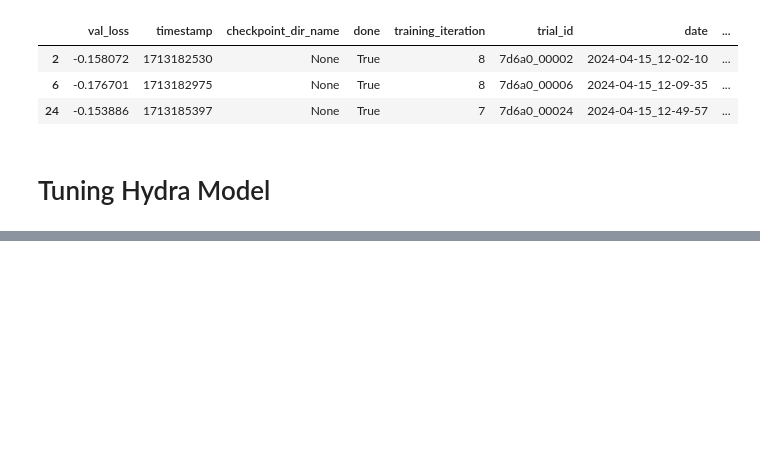
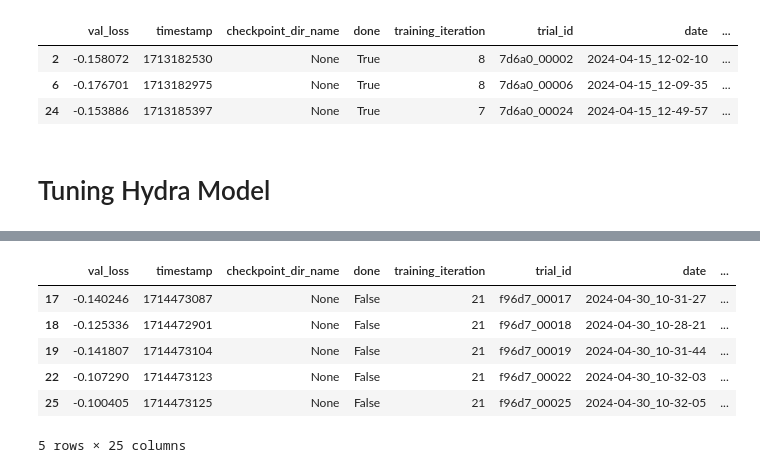
Before and after one commit to KarRups/Hydra_Code, a Jupyter notebook: Tuning/LSTM_Tuning_Run.ipynb, the cells around one changed output, grey strips where cells are left out. Drawn from its saved outputs; the diff is of its cells as text; code cells hidden in the pictures; blank space fills up the shorter version.

```diff
--- a/Tuning/LSTM_Tuning_Run.ipynb
+++ b/Tuning/LSTM_Tuning_Run.ipynb
@@ -765,7 +840,7 @@ def define_models_hydra(body_hindcast_input_size, body_forecast_input_size, body
             {"params": specific_head_parameters, "lr": learning_rate_head},
             {"params": Hydra_Bodys[copy].parameters(), "lr": learning_rate_body},
         ],
-        lr=LR, )
+        lr=LR, weight_decay = 1e-2 )
 
         general_optimizers[copy] = torch.optim.Adam(
         # Extra LR is the global learning rate, not really important
@@ -774,7 +849,7 @@ def define_models_hydra(body_hindcast_input_size, body_forecast_input_size, body
             {"params": Hydra_Bodys[copy].parameters(), "lr": learning_rate_body},
         ],
         lr=LR, )
-        schedulers[copy] = lr_scheduler.CosineAnnealingLR(optimizers[copy], T_max=1e4)
+        schedulers[copy] = lr_scheduler.CosineAnnealingLR(optimizers[copy], T_max=4e2)
 
     return Hydra_Bodys, General_Heads, Basin_Heads, optimizers, schedulers, general_optimizers
 # %%
@@ -783,12 +858,15 @@ static_size = np.shape(Static_variables)[1]
 forecast_size = np.shape(seasonal_forecasts['american_river_folsom_lake_2000_apr'])[1]
 History_Fourier_in_forcings = 0 #2*3*(6 - 1)
 Climate_guess = 3
-History_Statistics_in_forcings = 5*2
+History_Statistics_in_forcings = 0 # 5*2
 
 forecast_input_size = forecast_size + static_size + History_Fourier_in_forcings + History_Statistics_in_forcings  + Climate_guess + 3
 output_size, head_hidden_size, head_num_layers =  3, 64, 3
 body_hindcast_input_size = 16
 body_forecast_input_size = forecast_input_size
+
+
+Overall_Best_Val_Loss = 999
 # %%
 import ray
 from ray import tune
@@ -797,28 +875,28 @@ from ray.tune.schedulers import ASHAScheduler
 from ray.tune.stopper import TrialPlateauStopper
 
 # Fixed parameters
-total_epochs = 2
+total_epochs = 120
 n_epochs = 1 # Epochs between tests
-group_lengths = np.arange(180)
+group_lengths = [7] #np.arange(180)
 batch_size = 1
 copies = 3
 head_output_size = 3
 
 # parameters to tune
 # chose 128, 2, 0.1, 1e-3, 6, 32, 1, 0.4, 1e-3
-body_hidden_sizes = [64, 128, 256]
-body_num_layers = [2] #  [1, 3]
-body_dropouts = [0.4] #[0.1, 0.4]
-body_learning_rates = [1e-4] # [1e-3, 1e-5]
-body_outputs = [6] #[3, 6, 10] # Say hindcast and forecasts have same outputrs body_hindcast_output_size
+body_hidden_sizes =  [64]
+body_num_layers = [1,2]
+body_dropouts = [0.1] #[0.1, 0.4]
+body_learning_rates = [1e-2 1e-4]
+body_outputs = [4] # Say hindcast and forecasts have same outputrs body_hindcast_output_size
 
 
-head_hidden_sizes = [16, 32, 64]
-head_num_layers = [1] #[1, 3]
+head_hidden_sizes = [32]
+head_num_layers = [1]
 head_dropouts = [0.2] #[0.1, 0.4, 0.7]
-head_learning_rates = [1e-4] #[1e-3, 1e-5]
+head_learning_rates = [1e-3]
 LR = 1e-3
-bidirectionals = [True] #[False, True]
+bidirectionals = [False]
 
 config_space = {
     "body_hidden_size": tune.grid_search(body_hidden_sizes),
@@ -831,7 +909,7 @@ config_space = {
     "head_num_layer": tune.grid_search(head_num_layers),
     "head_dropout": tune.grid_search(head_dropouts),
     "head_learning_rate": tune.grid_search(head_learning_rates),
-    "general_head_learning_rate": tune.grid_search(head_learning_rates),
+    #"general_head_learning_rate": tune.grid_search(head_learning_rates),
 }
 
 # Places to save info
@@ -929,6 +1048,7 @@ plateau_stopper = TrialPlateauStopper(
     mode="min",
 )
 # %%
+runs_per_iteration = 4
 def objective(config):
     device = torch.device('cuda' if torch.cuda.
                       is_available() else 'cpu')
@@ -939,7 +1059,7 @@ def objective(config):
 
 
 # Can use fractions of GPU
-tuner = tune.Tuner(tune.with_resources(tune.with_parameters(objective), resources={"cpu": 9/10, "gpu": 0}), param_space=config_space)
+tuner = tune.Tuner(tune.with_resources(tune.with_parameters(objective), resources={"cpu": 15/runs_per_iteration, "gpu": 1/(runs_per_iteration+1)}), param_space=config_space)
 
 results = tuner.fit()
 best_config = results.get_best_result(metric="val_loss", mode="min").config
@@ -953,0 +1090,10 @@ print("Best configuration saved to:", file_path)
+# %%
+results_df[results_df['val_loss'] < -0.1]#[['val_loss', 'config/body_output']]
+# %% [output]
+|  | val_loss | timestamp | checkpoint_dir_name | done | training_iteration | trial_id | date | ... |
+| 17 | -0.140246 | 1714473087 | None | False | 21 | f96d7_00017 | 2024-04-30_10-31-27 | ... |
+| 18 | -0.125336 | 1714472901 | None | False | 21 | f96d7_00018 | 2024-04-30_10-28-21 | ... |
+| 19 | -0.141807 | 1714473104 | None | False | 21 | f96d7_00019 | 2024-04-30_10-31-44 | ... |
+| 22 | -0.107290 | 1714473123 | None | False | 21 | f96d7_00022 | 2024-04-30_10-32-03 | ... |
+| 25 | -0.100405 | 1714473125 | None | False | 21 | f96d7_00025 | 2024-04-30_10-32-05 | ... |
+5 rows × 25 columns
```
Also changed, not shown: parts of 23 cells of this notebook, 29 other files.
